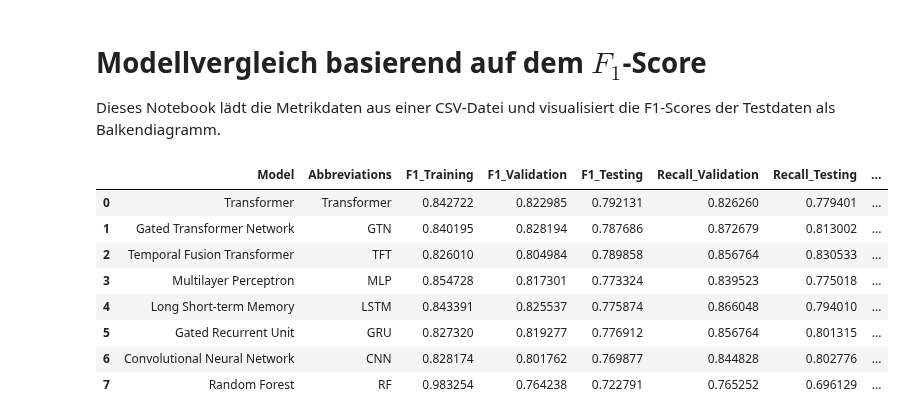
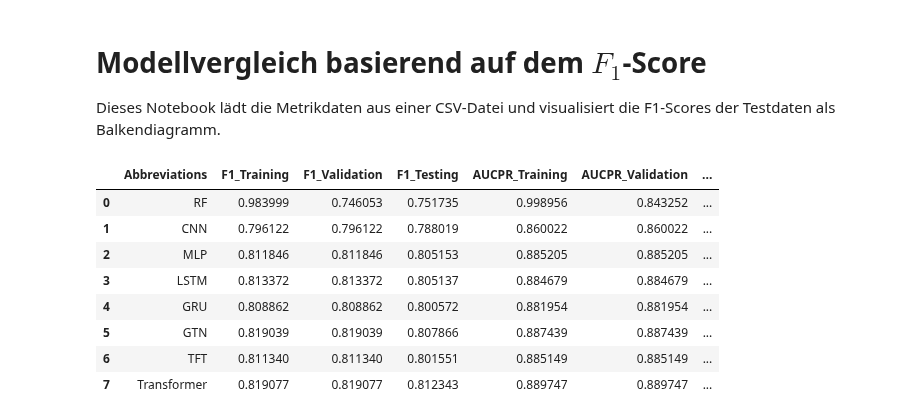
Before and after one commit to paulinebecker2002/mesogeos, a Jupyter notebook: outputs/F1_Score_Comparison.ipynb, the cells around one changed output. Cells and saved outputs as stored; diff of their text form; code cells hidden in the pictures.

```diff
--- a/outputs/F1_Score_Comparison.ipynb
+++ b/outputs/F1_Score_Comparison.ipynb
@@ -7,18 +7,18 @@ import matplotlib.pyplot as plt
 import numpy as np
 # %%
 # CSV-Datei einlesen (angepasst auf Semikolon als Trennzeichen)
-df = pd.read_csv("/Users/I566184/bachelorarbeit_coding/mesogeos/csv/ML_Metrics_scores.csv", sep=";") #change to semicolon if needed
-df.head()
+mean_df = pd.read_csv("/Users/I566184/bachelorarbeit_coding/mesogeos/csv/crossValidation/mean_values_crossValidation.csv", sep=",") #change to semicolon if needed
+std_df = pd.read_csv("/Users/I566184/bachelorarbeit_coding/mesogeos/csv/crossValidation/std_values_crossValidation.csv", sep=",") #change to semicolon if needed
 score = "F1_Training"  # Der Score, der für die Visualisierung verwendet wird
 # %%
-df
+mean_df
 # %% [output]
-|  | Model | Abbreviations | F1_Training | F1_Validation | F1_Testing | Recall_Validation | Recall_Testing | ... |
-| 0 | Transformer | Transformer | 0.842722 | 0.822985 | 0.792131 | 0.826260 | 0.779401 | ... |
-| 1 | Gated Transformer Network | GTN | 0.840195 | 0.828194 | 0.787686 | 0.872679 | 0.813002 | ... |
-| 2 | Temporal Fusion Transformer | TFT | 0.826010 | 0.804984 | 0.789858 | 0.856764 | 0.830533 | ... |
-| 3 | Multilayer Perceptron | MLP | 0.854728 | 0.817301 | 0.773324 | 0.839523 | 0.775018 | ... |
-| 4 | Long Short-term Memory | LSTM | 0.843391 | 0.825537 | 0.775874 | 0.866048 | 0.794010 | ... |
-| 5 | Gated Recurrent Unit | GRU | 0.827320 | 0.819277 | 0.776912 | 0.856764 | 0.801315 | ... |
-| 6 | Convolutional Neural Network | CNN | 0.828174 | 0.801762 | 0.769877 | 0.844828 | 0.802776 | ... |
-| 7 | Random Forest | RF | 0.983254 | 0.764238 | 0.722791 | 0.765252 | 0.696129 | ... |
+|  | Abbreviations | F1_Training | F1_Validation | F1_Testing | AUCPR_Training | AUCPR_Validation | ... |
+| 0 | RF | 0.983999 | 0.746053 | 0.751735 | 0.998956 | 0.843252 | ... |
+| 1 | CNN | 0.796122 | 0.796122 | 0.788019 | 0.860022 | 0.860022 | ... |
+| 2 | MLP | 0.811846 | 0.811846 | 0.805153 | 0.885205 | 0.885205 | ... |
+| 3 | LSTM | 0.813372 | 0.813372 | 0.805137 | 0.884679 | 0.884679 | ... |
+| 4 | GRU | 0.808862 | 0.808862 | 0.800572 | 0.881954 | 0.881954 | ... |
+| 5 | GTN | 0.819039 | 0.819039 | 0.807866 | 0.887439 | 0.887439 | ... |
+| 6 | TFT | 0.811340 | 0.811340 | 0.801551 | 0.885149 | 0.885149 | ... |
+| 7 | Transformer | 0.819077 | 0.819077 | 0.812343 | 0.889747 | 0.889747 | ... |
```
Also changed, not shown: parts of 8 cells of this notebook, 19 other files.
